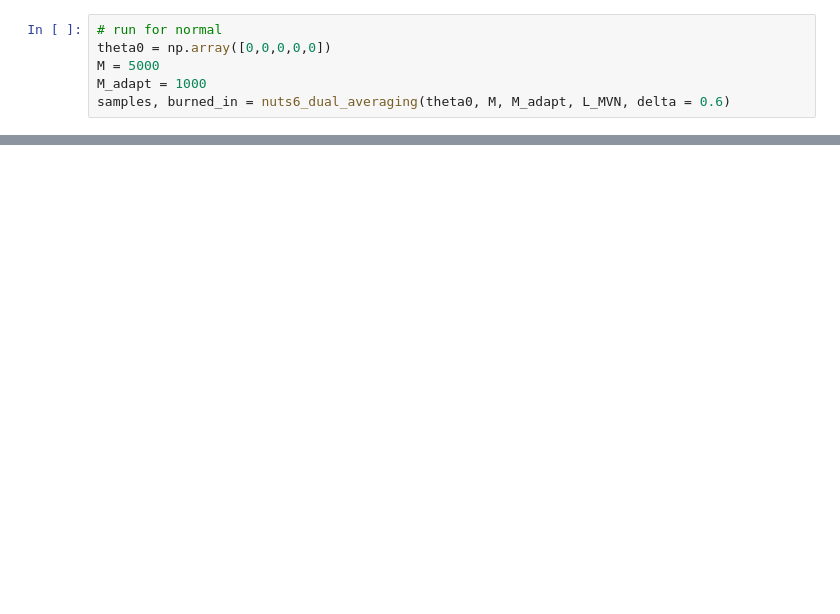
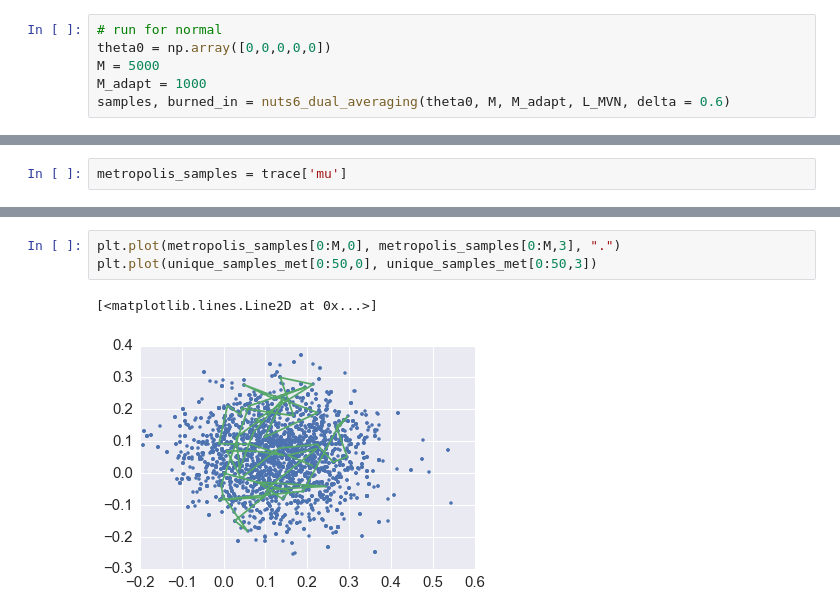
Before and after one commit to bustosxaus/sta663finalproject, a Jupyter notebook: nuts6.ipynb, the cells around one changed output, grey strips where cells are left out. Cells and saved outputs as stored; diff of their text form; blank space fills up the shorter version.

```diff
--- a/nuts6.ipynb
+++ b/nuts6.ipynb
@@ -198,0 +221,2 @@ plt.plot(samples[1:50,0], samples[1:50,3])
+# %%
+metropolis_samples = trace['mu']
@@ -198,0 +232,6 @@ plt.plot(samples[1:50,0], samples[1:50,3])
+# %%
+plt.plot(metropolis_samples[0:M,0], metropolis_samples[0:M,3], ".")
+plt.plot(unique_samples_met[0:50,0], unique_samples_met[0:50,3])
+# %% [output]
+[<matplotlib.lines.Line2D at 0x...>]
+[figure, added]
```
Also changed, not shown: parts of 14 cells of this notebook.
